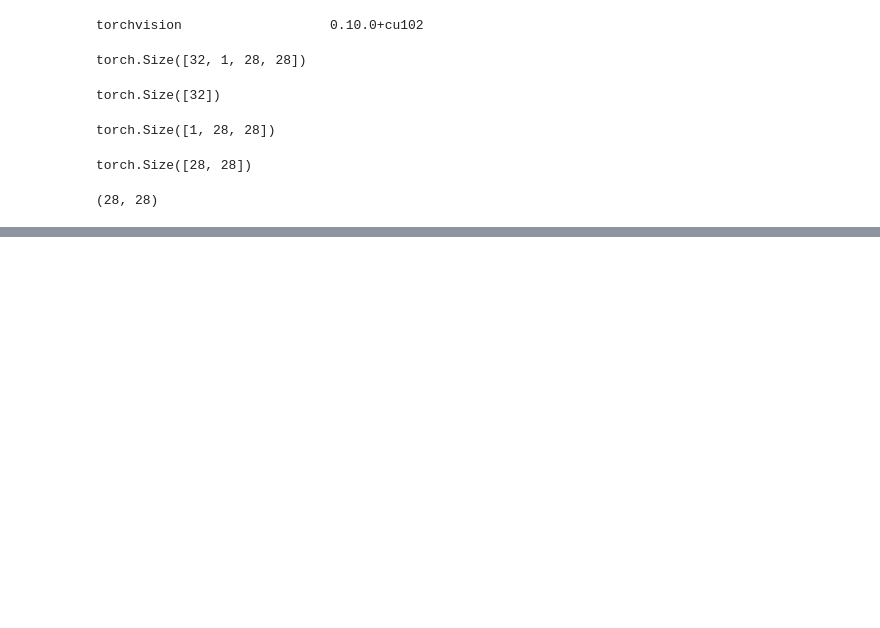
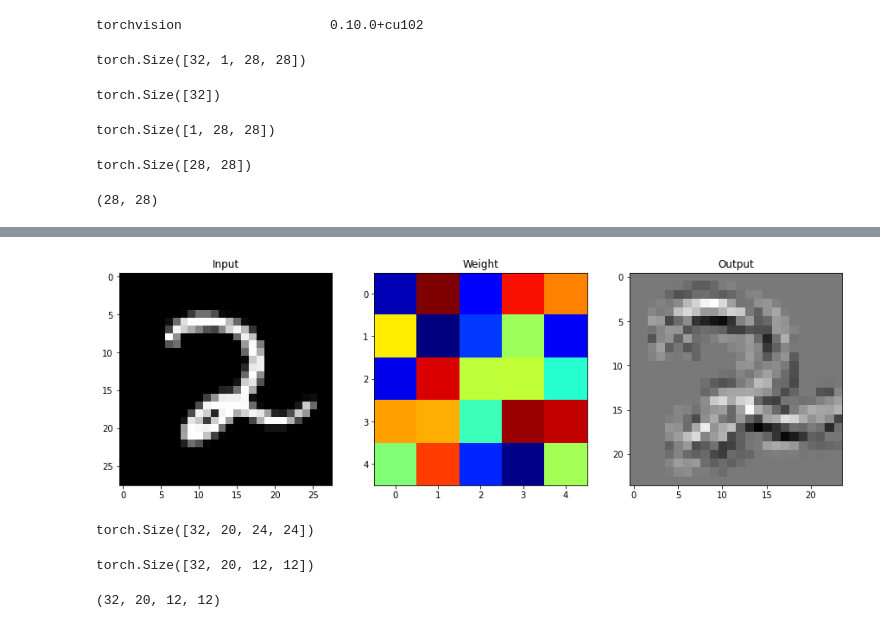
Before and after one commit to davetpj/archive, a Jupyter notebook: torch/pytorch.ipynb, the cells around one changed output, grey strips where cells are left out. Cells and saved outputs as stored; diff of their text form; code cells hidden in the pictures; blank space fills up the shorter version.

```diff
--- a/torch/pytorch.ipynb
+++ b/torch/pytorch.ipynb
@@ -235,0 +354,4 @@ plt.show
+# %%
+output_data = layer(images.to(device))
+# %%
+output_data = output_data.data
@@ -235,0 +362,30 @@ plt.show
+# %%
+output = output_data.cpu().numpy()
+# %%
+plt.figure(figsize=(15, 30))
+plt.subplot(131)
+plt.title('Input')
+plt.imshow(image, 'gray')
+plt.subplot(132)
+plt.title('Weight')
+plt.imshow(weight[0, 0, :, :], 'jet')
+plt.subplot(133)
+plt.title('Output')
+plt.imshow(output[0, 0, :, :], 'gray')
+plt.show()
+# %% [output]
+[figure, added]
+# %%
+output_data.shape
+# %% [output]
+torch.Size([32, 20, 24, 24])
+# %%
+pool = F.max_pool2d(output_data, 2, 2)
+pool.shape
+# %% [output]
+torch.Size([32, 20, 12, 12])
+# %%
+pool_arr = pool.cpu().numpy()
+pool_arr.shape
+# %% [output]
+(32, 20, 12, 12)
```
Also changed, not shown: parts of 58 cells of this notebook.
